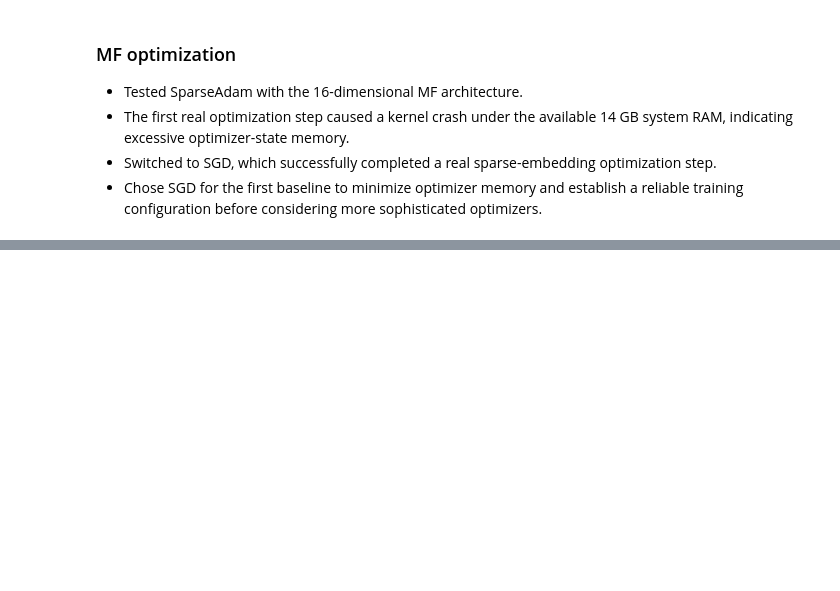
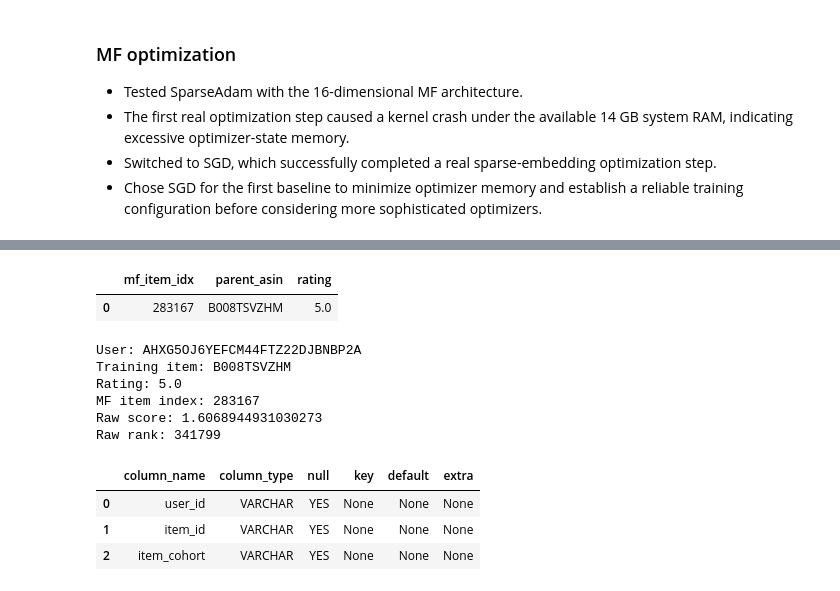
Before and after one commit to sr-ntr/cold-start-recommender, a Jupyter notebook: notebooks/04_modeling.ipynb, the cells around one changed output, grey strips where cells are left out. Saved outputs shown, nothing was run; the diff lists cells and outputs as text; code cells hidden in the pictures; blank space fills up the shorter version.

```diff
--- a/notebooks/04_modeling.ipynb
+++ b/notebooks/04_modeling.ipynb
@@ -498,0 +1324,56 @@ Loss: 18.34758186340332
+# %%
+high_rating_item = con.execute("""
+    SELECT
+        i.mf_item_idx,
+        r.parent_asin,
+        r.rating
+    FROM read_parquet('../data/processed/electronics_interactions/*.parquet') AS r
+    INNER JOIN read_parquet('../data/processed/mf_items.parquet') AS i
+        ON r.parent_asin = i.parent_asin
+    WHERE r.user_id = ?
+      AND r.timestamp < 1640995200000
+      AND r.rating = 5
+    LIMIT 1
+""", [test_user_id]).df()
+
+high_rating_item
+# %% [output]
+|  | mf_item_idx | parent_asin | rating |
+| 0 | 283167 | B008TSVZHM | 5.0 |
+# %%
+high_item_idx = int(high_rating_item.iloc[0]["mf_item_idx"])
+
+high_score = raw_user_scores[high_item_idx].item()
+
+high_rank = int(
+    (raw_user_scores > raw_user_scores[high_item_idx]).sum().item()
+) + 1
+
+print("User:", test_user_id)
+print("Training item:", high_rating_item.iloc[0]["parent_asin"])
+print("Rating:", high_rating_item.iloc[0]["rating"])
+print("MF item index:", high_item_idx)
+print("Raw score:", high_score)
+print("Raw rank:", high_rank)
+# %% [output]
+User: AHXG5OJ6YEFCM44FTZ22DJBNBP2A
+Training item: B008TSVZHM
+Rating: 5.0
+MF item index: 283167
+Raw score: 1.6068944931030273
+Raw rank: 341799
+# %%
+gt_schema = con.execute("""
+    DESCRIBE
+    SELECT *
+    FROM read_parquet(
+        '../data/processed/mf_validation_ground_truth.parquet'
+    )
+""").df()
+
+gt_schema
+# %% [output]
+|  | column_name | column_type | null | key | default | extra |
+| 0 | user_id | VARCHAR | YES | None | None | None |
+| 1 | item_id | VARCHAR | YES | None | None | None |
+| 2 | item_cohort | VARCHAR | YES | None | None | None |
```
Also changed, not shown: parts of 52 cells of this notebook, 3 other files.
